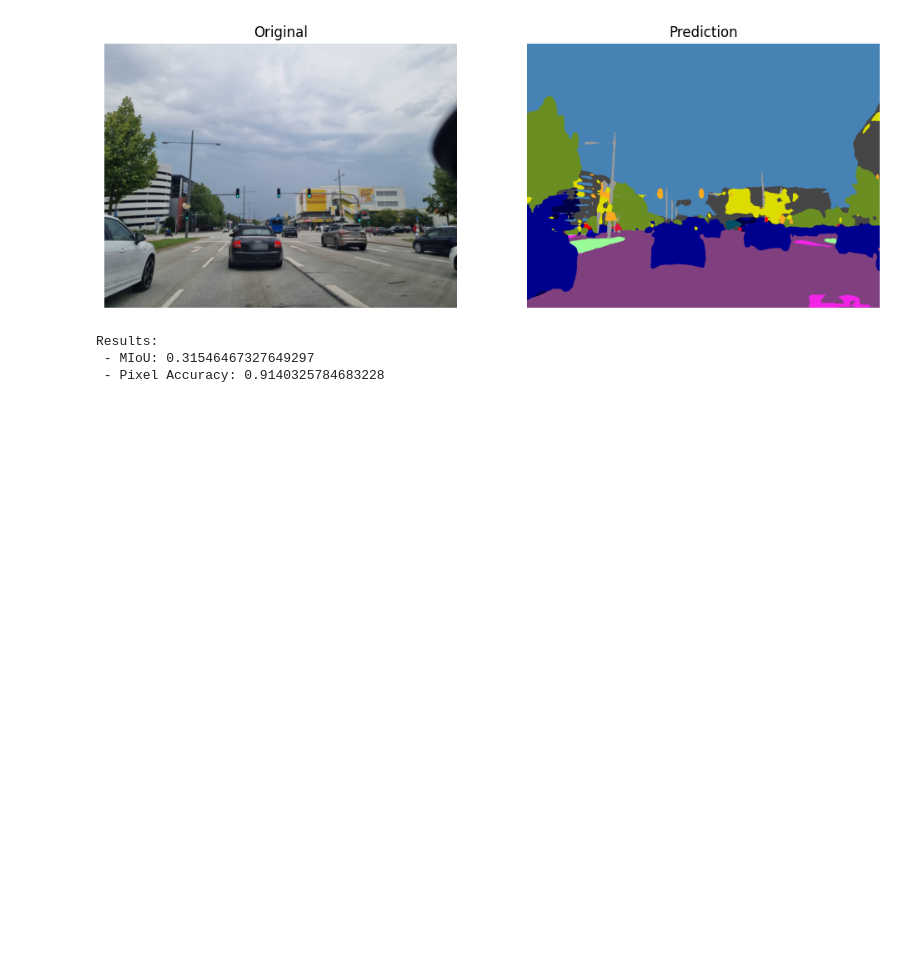
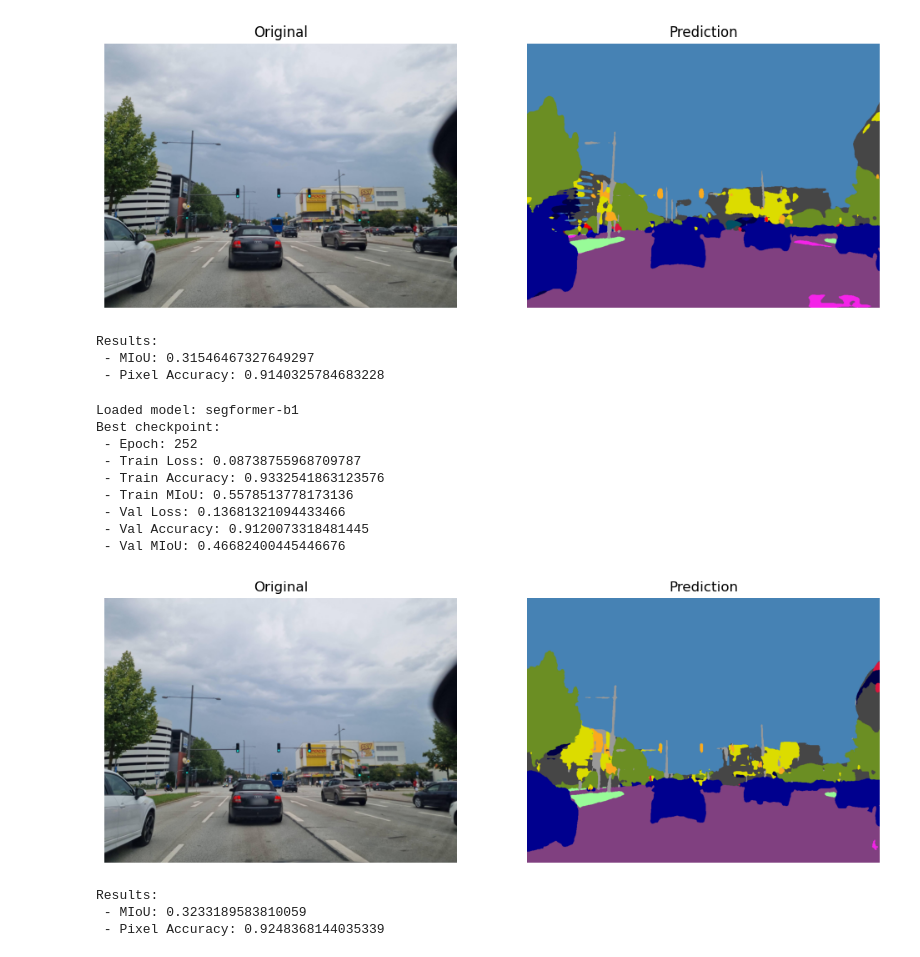
Before and after one commit to lucauhl/Semantic-Segmentation-Traffic-Scenes, a Jupyter notebook: 05_evaluation/pipeline_demo.ipynb, the cells around one changed output. Saved outputs shown, nothing was run; the diff lists cells and outputs as text; code cells hidden in the pictures; blank space fills up the shorter version.

Commit message:
Updated Segformer model, revised `load_model` function and executed Segformer & Unet in pipline_demo

```diff
--- a/05_evaluation/pipeline_demo.ipynb
+++ b/05_evaluation/pipeline_demo.ipynb
@@ -47,4 +47,27 @@ Results:
  - MIoU: 0.31546467327649297
  - Pixel Accuracy: 0.9140325784683228
 # %%
-#TODO Kennzahlen extrahieren und printen
+model, device = load_model("segformer", "segfromer_3266966")
+prediction = infer(model, device, image)
+miou, _, acc = eval(prediction, rgb_label, num_classes=20)
+
+rgb_pred = label_to_color(prediction, CITYSCAPES_COLORS_20)
+plot_images(image, "Original", rgb_pred, "Prediction")
+
+print("Results:")
+print(f" - MIoU: {miou}")
+print(f" - Pixel Accuracy: {acc}")
+# %% [output]
+Loaded model: segformer-b1
+Best checkpoint:
+ - Epoch: 252
+ - Train Loss: 0.08738755968709787
+ - Train Accuracy: 0.9332541863123576
+ - Train MIoU: 0.5578513778173136
+ - Val Loss: 0.13681321094433466
+ - Val Accuracy: 0.9120073318481445
+ - Val MIoU: 0.46682400445446676
+[figure, added]
+Results:
+ - MIoU: 0.3233189583810059
+ - Pixel Accuracy: 0.9248368144035339
```
Also changed, not shown: parts of 1 cell of this notebook, 2 other files.
